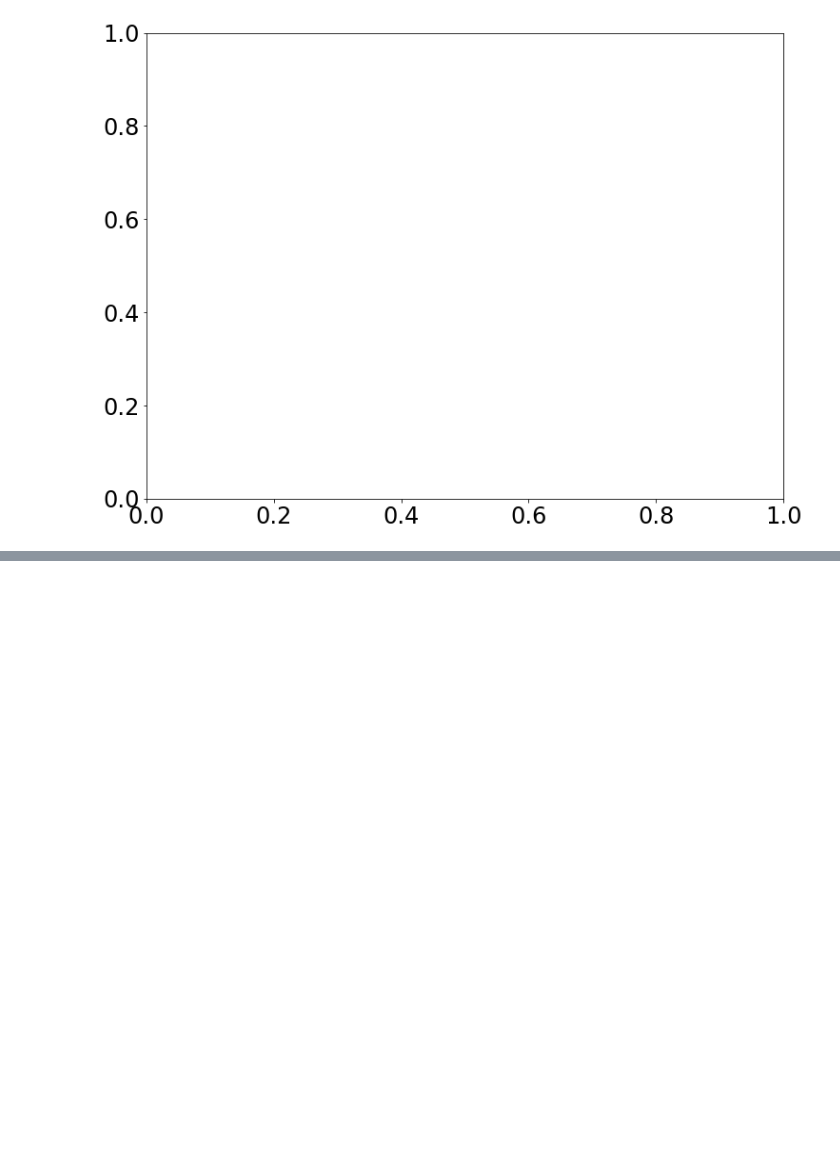
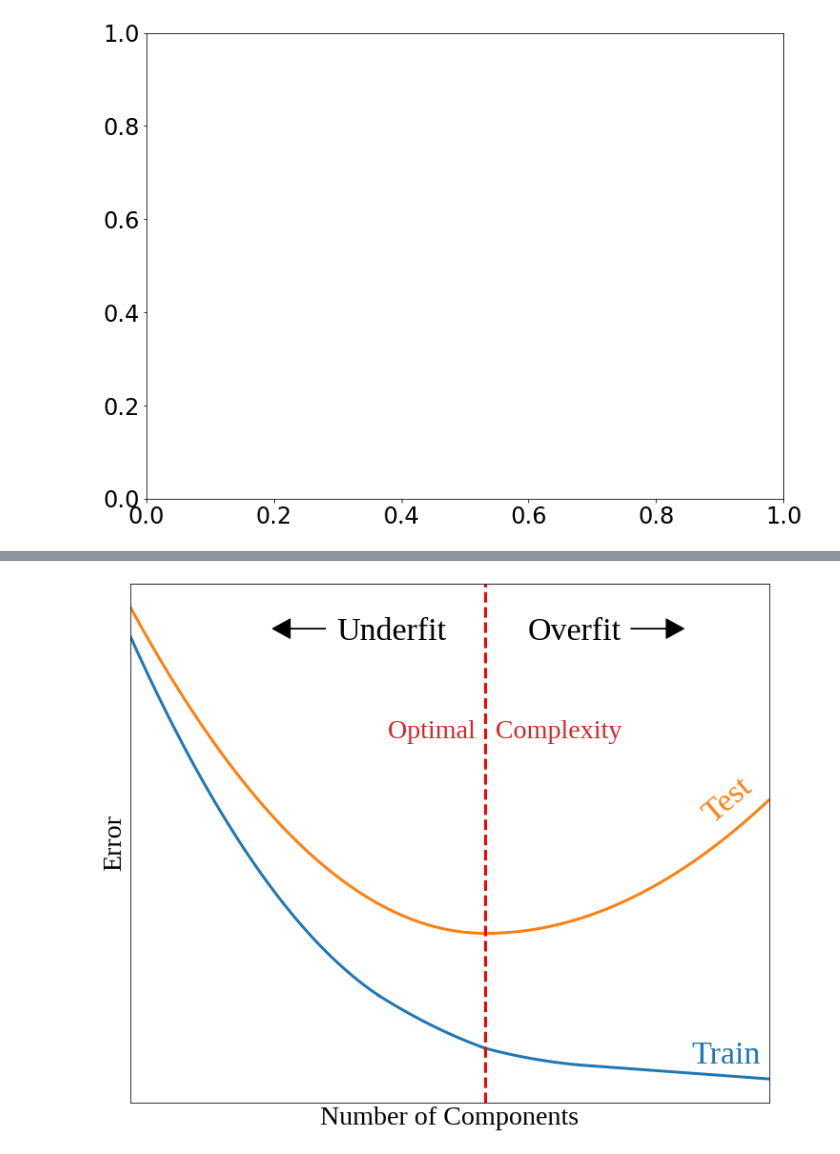
Before and after one commit to LukeMurrayKearney/Data-Driven-Networks-Code, a Jupyter notebook: figs.ipynb, the cells around one changed output, grey strips where cells are left out. Drawn from its saved outputs; the diff is of its cells as text; code cells hidden in the pictures; blank space fills up the shorter version.

```diff
--- a/figs.ipynb
+++ b/figs.ipynb
@@ -1401,3 +1401,7 @@ scale k = 0.6494673607328608
 [figure]
 # %% [markdown]
 #### GMM
+# %%
+with open(f'output_data/gmm/0_8_poly_gmm_scale_sc.json','r') as f:
+    res = json.load(f)
+print(len(res['r0_1'][0]), len([a for a in res['r0_1'][0] if a > 0]), len(res['secondary_cases'][0]))
@@ -1425,8 +1431,13 @@ for i, data in enumerate(datas):
             try:
                 with open(f'output_data/gmm/0_{network_num}_{data}_{model}_sc.json','r') as f:
                     res = json.load(f)
+                for index, x in res['r0_1']:
+                    if x >= 0:
+                        r0.append(x)
+                        sc.append(res['secondary_cases'][index])
             except:
-                print(f'no {data} {model} {network_num}')
+                x=1
+        print(f'{data} {model} {np.mean(r0)} {np.mean(sc)}')
 
     # max_x, max_y = 0,0
     # min_x, min_y = 1,1
@@ -1572,0 +1692,46 @@ no poly gmm 44
+# %%
+plt.rcParams["font.family"] = "Liberation Serif"
+plt.rcParams.update({'font.size': 28})
+plt.figure(figsize=(12,10))
+
+x1 = np.linspace(-1,0,100)
+x2 = np.linspace(0,.8,100)
+plt.plot(x1,np.power((x1),2), 'tab:orange',linewidth=3)
+plt.plot(x2,np.power((x2*.8),2), 'tab:orange',linewidth=3)
+
+x1 = np.linspace(-1,-0.3,100)
+x2 = np.linspace(-0.3,0,100)
+x3 = np.linspace(0,0.3,100)
+x4 = np.linspace(0.3,0.8,100)
+plt.plot(x1,np.power((x1)*1.1,2)-.3, 'tab:blue', linewidth=3)
+plt.plot(x2,np.power((x2-.4)*.7,2)-.4312, 'tab:blue', linewidth=3)
+plt.plot(x3,np.power((x3-.4)*.6,2)-.4104, 'tab:blue', linewidth=3)
+plt.plot(x4,-.4068-.08*(x4-.3), 'tab:blue', linewidth=3)
+
+plt.text(-.275,0.6,'Optimal   Complexity',color='tab:red',fontsize=28)
+plt.text(.6,.34,'Test',color='tab:orange',fontsize=34,rotation=40)
+plt.text(.58,-.4,'Train',color='tab:blue', fontsize=34)
+
+plt.text(-.42,.9,'Underfit',color='k', fontsize=34)
+plt.text(.12,.9,'Overfit',color='k', fontsize=34)
+
+plt.arrow(-.45, .935, -.1, 0, length_includes_head=False,
+          head_width=0.06, head_length=0.05, color='black')
+plt.arrow(.41, .935, .1, 0, length_includes_head=False,
+          head_width=0.06, head_length=0.05, color='k')
+
+cur_lims = [plt.gca().get_ylim()[0],plt.gca().get_ylim()[1]]
+
+plt.vlines([0], cur_lims[0], cur_lims[1], 'r',linestyles='--',linewidth=3)
+
+plt.xticks([])
+plt.yticks([])
+
+plt.xlabel('Number of Components')
+plt.ylabel('Error')
+
+plt.xlim([-1,.8])
+plt.ylim(cur_lims)
+plt.savefig('output_data/gmm/num_comp.png',transparent=False)
+# %% [output]
+[figure, added]
```
Also changed, not shown: parts of 6 cells of this notebook, 25 other files.
